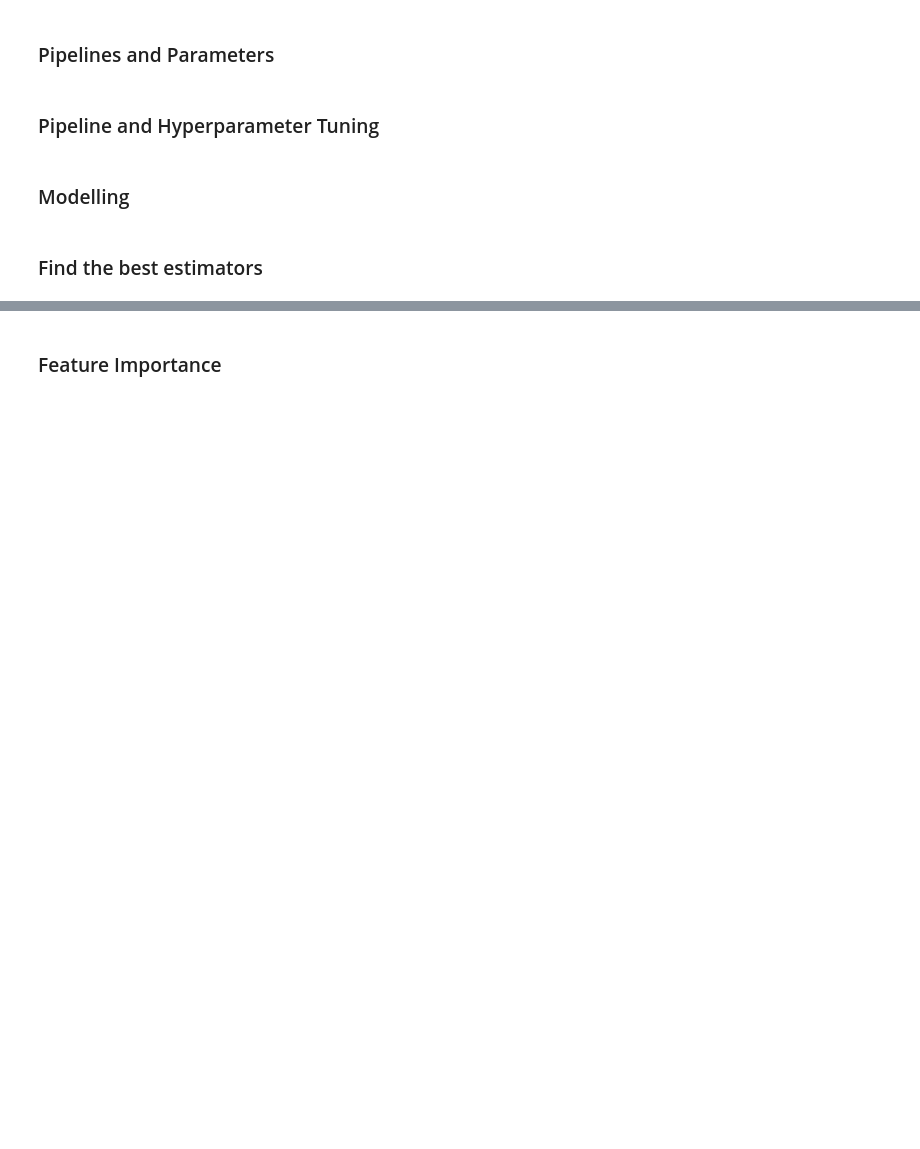
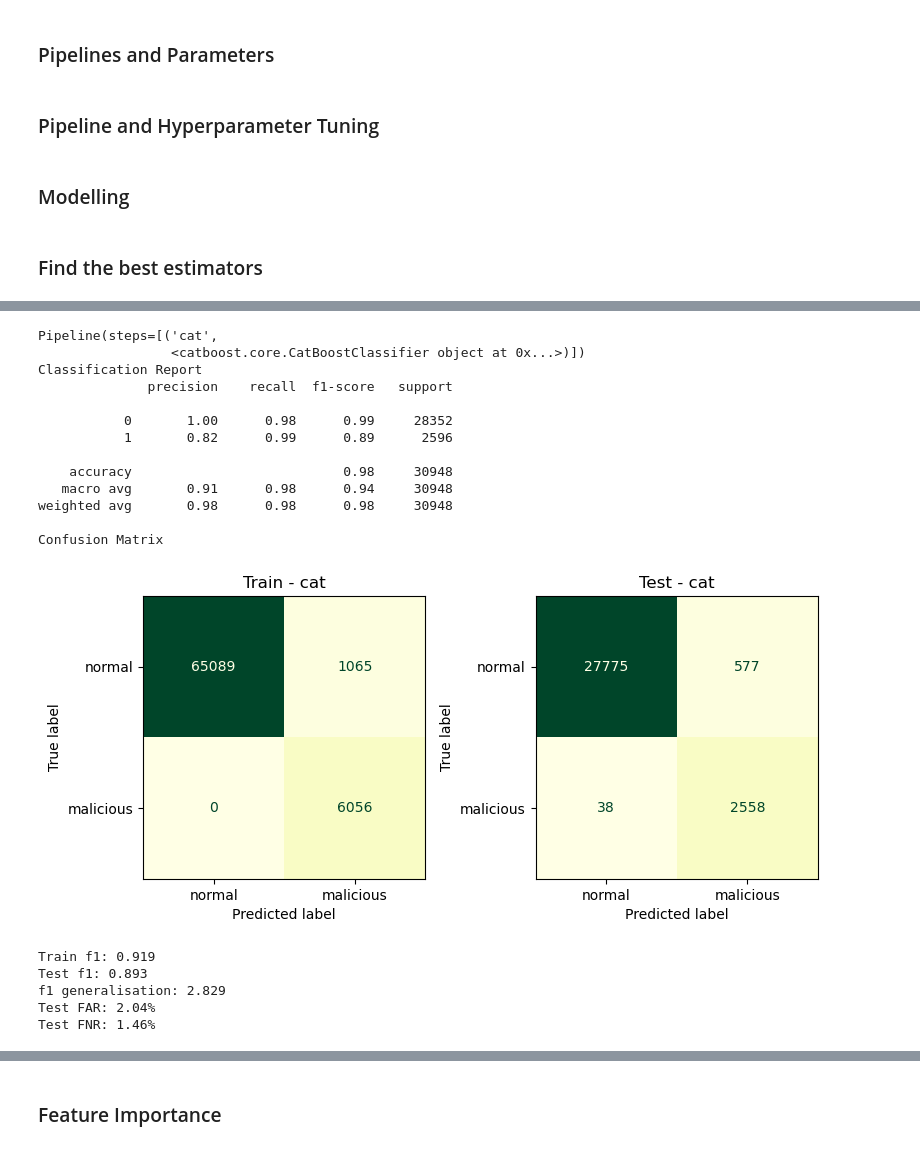
Before and after one commit to melnghp/Data_Science_Project, a Jupyter notebook: Network Classification/code/03_Preprocessing_Modeling_label.ipynb, the cells around one changed output, grey strips where cells are left out. Saved outputs shown, nothing was run; the diff lists cells and outputs as text; code cells hidden in the pictures; blank space fills up the shorter version.

```diff
--- a/Network Classification/code/03_Preprocessing_Modeling_label.ipynb
+++ b/Network Classification/code/03_Preprocessing_Modeling_label.ipynb
@@ -350,12 +326,23 @@ result = model_plot(result, 's1_ada', new_X_train, new_X_test, y_train, y_test)
-# %%
-#Model 3: lr
-result = model_plot(result, 's1_rf_gs', new_X_train, new_X_test, y_train, y_test)
-# %%
-#Model 4: gb
-result = model_plot(result, 's1_gb', new_X_train, new_X_test, y_train, y_test)
-# %%
-#Model 5: lr
-result = model_plot(result, 's1_xgb', new_X_train, new_X_test, y_train, y_test)
 # %%
-#Model 5: lr
-result = model_plot(result, 's1_cat', new_X_train, new_X_test, y_train, y_test)
+#Model 2: cat
+result = model_plot(result, 'cat', new_X_train, new_X_test, y_train, y_test)
+# %% [output]
+Pipeline(steps=[('cat',
+                 <catboost.core.CatBoostClassifier object at 0x...>)])
+Classification Report
+              precision    recall  f1-score   support
+
+           0       1.00      0.98      0.99     28352
+           1       0.82      0.99      0.89      2596
+
+    accuracy                           0.98     30948
+   macro avg       0.91      0.98      0.94     30948
+weighted avg       0.98      0.98      0.98     30948
+
+Confusion Matrix
+[figure, added]
+Train f1: 0.919
+Test f1: 0.893
+f1 generalisation: 2.829
+Test FAR: 2.04%
+Test FNR: 1.46%
```
Also changed, not shown: parts of 69 cells of this notebook, 9 other files.
